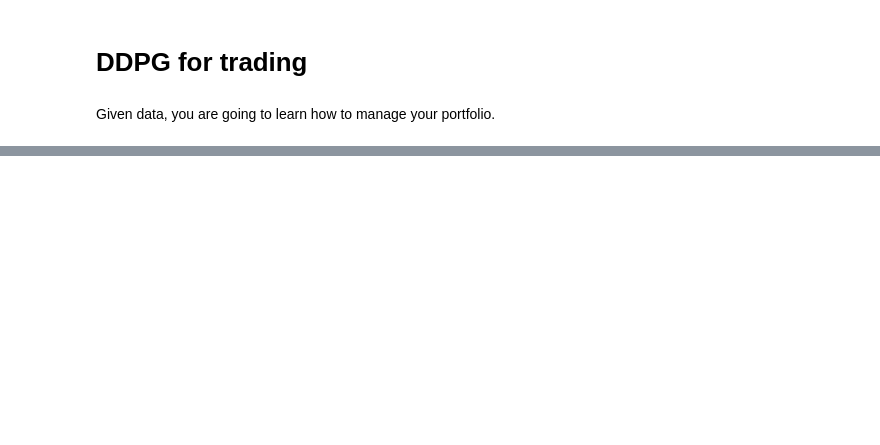
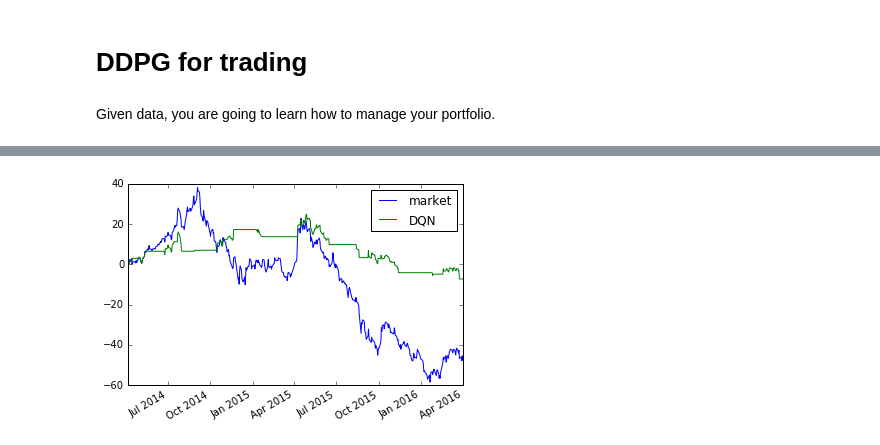
Before and after one commit to jjakimoto/DQN, a Jupyter notebook: DDPG_MultiScale.ipynb, the cells around one changed output, grey strips where cells are left out. Cells and saved outputs as stored; diff of their text form; code cells hidden in the pictures; blank space fills up the shorter version.

```diff
--- a/DDPG_MultiScale.ipynb
+++ b/DDPG_MultiScale.ipynb
@@ -527,0 +643,12 @@ TypeError: unorderable types: slice() < int()
+# %%
+test_idx = date_label.index(datetime.datetime(2015, 4, 1, 0, 0))
+trade_data = input_data[:, 0]
+train = input_data[:test_idx]
+test = input_data[test_idx:]
+date_test = date_label[test_idx:]
+trade_stock_idx = 0
+
+
+dqn = DQN(n_stock, model=CNN, n_actions=n_actions, trade_stock_idx=trade_stock_idx)
+print ("start!")
+value, state = dqn.training(stock_data=input_data, n_epochs=10, init_cash=0, decay_eps=0.95, min_eps=0.1)
@@ -527,0 +673,10 @@ TypeError: unorderable types: slice() < int()
+# %%
+n_data = len(value)
+date_tilde = date_label[-n_data:]
+input_tilde = input_data[-n_data:, 0] - input_data[-n_data, 0]
+plt.plot(date_tilde, input_tilde, label="market")
+plt.plot(date_tilde, value, label="DQN")
+plt.legend()
+plt.gcf().autofmt_xdate()
+# %% [output]
+[figure, added]
```
Also changed, not shown: parts of 42 cells of this notebook, 3 other files.
